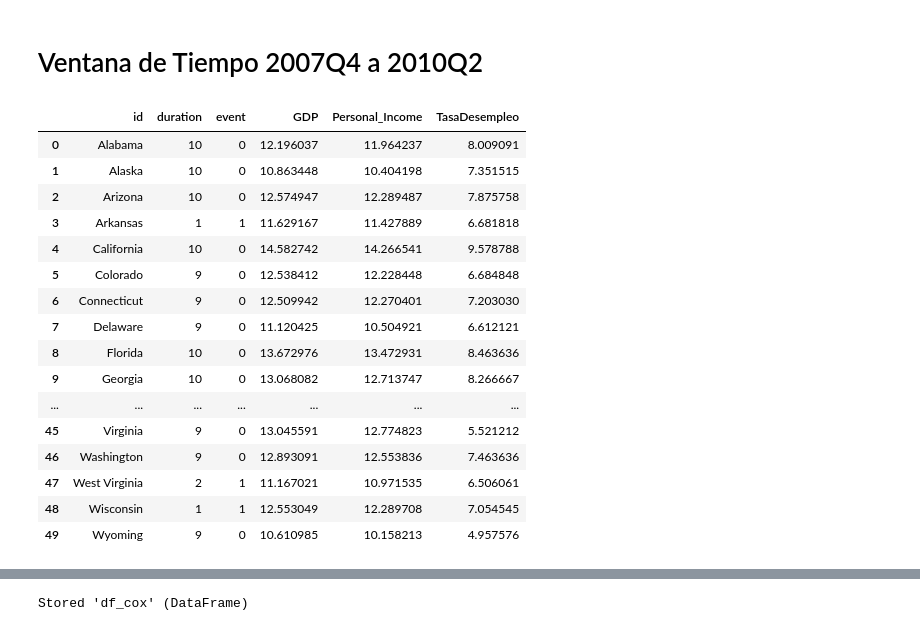
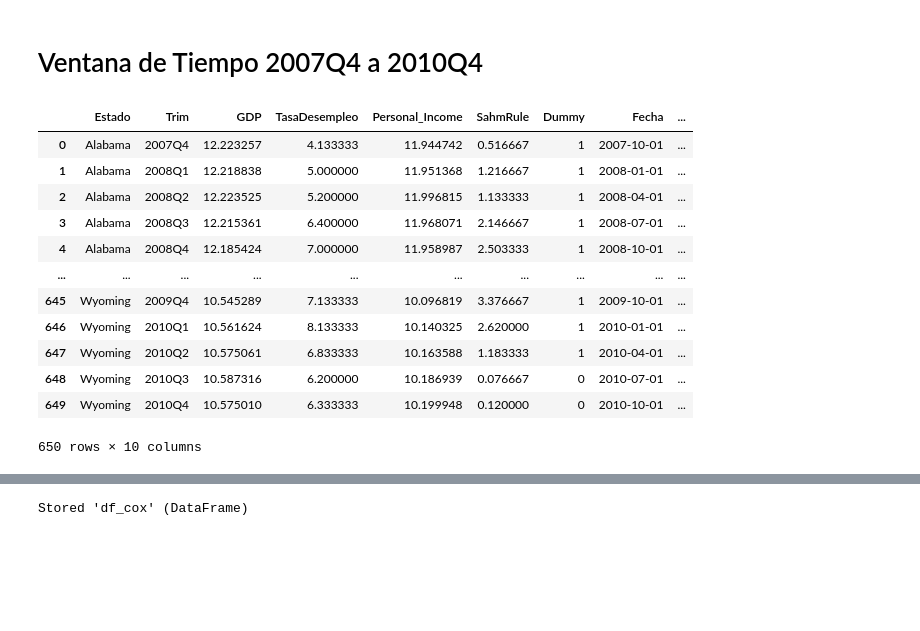
Before and after one commit to Jota-leals/Modelos, a Jupyter notebook: modelo_cox.ipynb, the cells around one changed output, grey strips where cells are left out. Cells and saved outputs as stored; diff of their text form; code cells hidden in the pictures; blank space fills up the shorter version.

```diff
--- a/modelo_cox.ipynb
+++ b/modelo_cox.ipynb
@@ -215,4 +9,4 @@ cox.print_summary()
 # %% [markdown]
-# Ventana de Tiempo 2007Q4 a 2010Q2
+# Ventana de Tiempo 2007Q4 a 2010Q4
 # %%
 %store -r df_cox
@@ -219,21 +14,17 @@ cox.print_summary()
 # %%
-df_cox
+base_cox
 # %% [output]
-|  | id | duration | event | GDP | Personal_Income | TasaDesempleo |
-| 0 | Alabama | 10 | 0 | 12.196037 | 11.964237 | 8.009091 |
-| 1 | Alaska | 10 | 0 | 10.863448 | 10.404198 | 7.351515 |
-| 2 | Arizona | 10 | 0 | 12.574947 | 12.289487 | 7.875758 |
-| 3 | Arkansas | 1 | 1 | 11.629167 | 11.427889 | 6.681818 |
-| 4 | California | 10 | 0 | 14.582742 | 14.266541 | 9.578788 |
-| 5 | Colorado | 9 | 0 | 12.538412 | 12.228448 | 6.684848 |
-| 6 | Connecticut | 9 | 0 | 12.509942 | 12.270401 | 7.203030 |
-| 7 | Delaware | 9 | 0 | 11.120425 | 10.504921 | 6.612121 |
-| 8 | Florida | 10 | 0 | 13.672976 | 13.472931 | 8.463636 |
-| 9 | Georgia | 10 | 0 | 13.068082 | 12.713747 | 8.266667 |
-| ... | ... | ... | ... | ... | ... | ... |
-| 45 | Virginia | 9 | 0 | 13.045591 | 12.774823 | 5.521212 |
-| 46 | Washington | 9 | 0 | 12.893091 | 12.553836 | 7.463636 |
-| 47 | West Virginia | 2 | 1 | 11.167021 | 10.971535 | 6.506061 |
-| 48 | Wisconsin | 1 | 1 | 12.553049 | 12.289708 | 7.054545 |
-| 49 | Wyoming | 9 | 0 | 10.610985 | 10.158213 | 4.957576 |
+|  | Estado | Trim | GDP | TasaDesempleo | Personal_Income | SahmRule | Dummy | Fecha | ... |
+| 0 | Alabama | 2007Q4 | 12.223257 | 4.133333 | 11.944742 | 0.516667 | 1 | 2007-10-01 | ... |
+| 1 | Alabama | 2008Q1 | 12.218838 | 5.000000 | 11.951368 | 1.216667 | 1 | 2008-01-01 | ... |
+| 2 | Alabama | 2008Q2 | 12.223525 | 5.200000 | 11.996815 | 1.133333 | 1 | 2008-04-01 | ... |
+| 3 | Alabama | 2008Q3 | 12.215361 | 6.400000 | 11.968071 | 2.146667 | 1 | 2008-07-01 | ... |
+| 4 | Alabama | 2008Q4 | 12.185424 | 7.000000 | 11.958987 | 2.503333 | 1 | 2008-10-01 | ... |
+| ... | ... | ... | ... | ... | ... | ... | ... | ... | ... |
+| 645 | Wyoming | 2009Q4 | 10.545289 | 7.133333 | 10.096819 | 3.376667 | 1 | 2009-10-01 | ... |
+| 646 | Wyoming | 2010Q1 | 10.561624 | 8.133333 | 10.140325 | 2.620000 | 1 | 2010-01-01 | ... |
+| 647 | Wyoming | 2010Q2 | 10.575061 | 6.833333 | 10.163588 | 1.183333 | 1 | 2010-04-01 | ... |
+| 648 | Wyoming | 2010Q3 | 10.587316 | 6.200000 | 10.186939 | 0.076667 | 0 | 2010-07-01 | ... |
+| 649 | Wyoming | 2010Q4 | 10.575010 | 6.333333 | 10.199948 | 0.120000 | 0 | 2010-10-01 | ... |
+650 rows × 10 columns
 # %%
```
Also changed, not shown: parts of 26 cells of this notebook, 4 other files.
